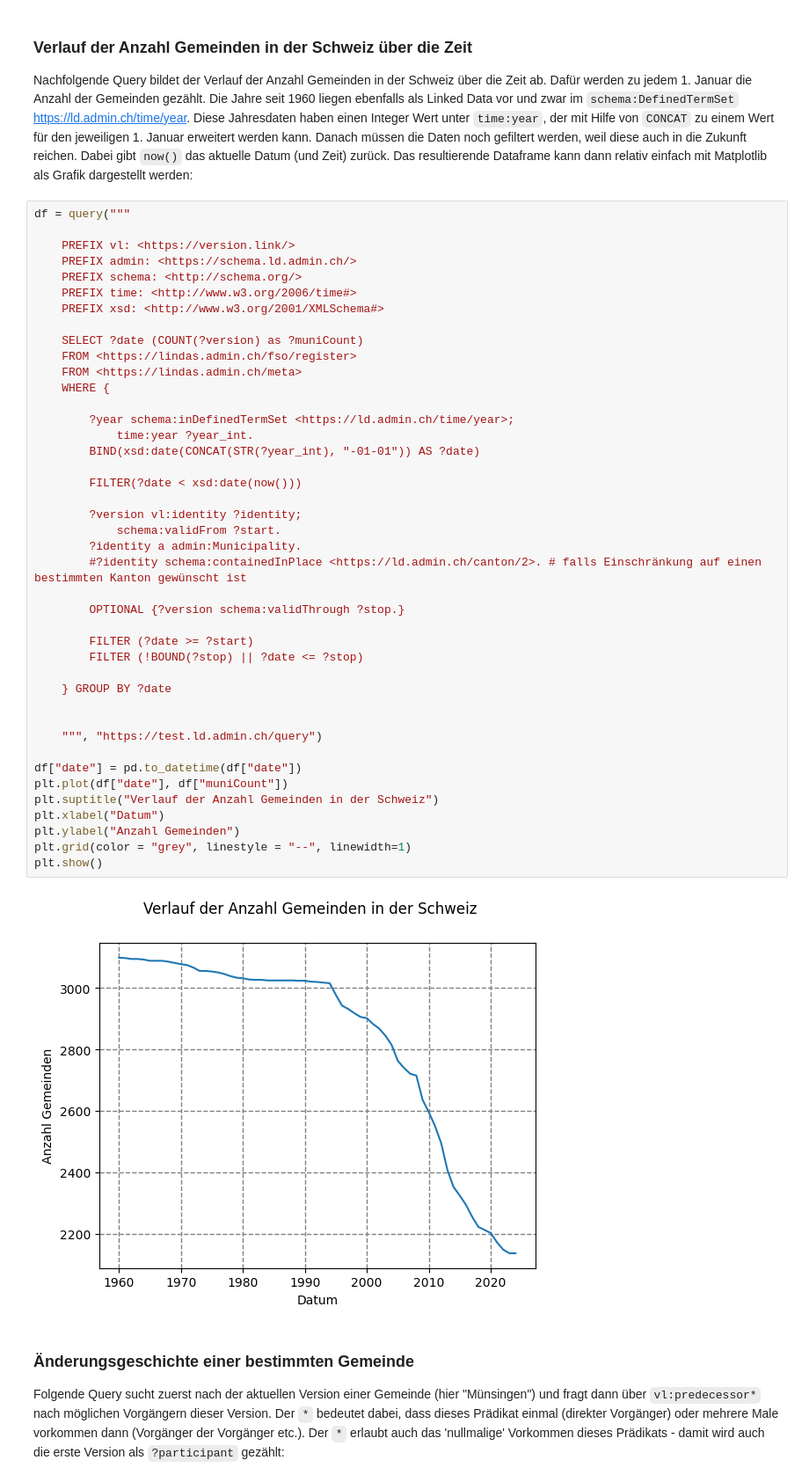
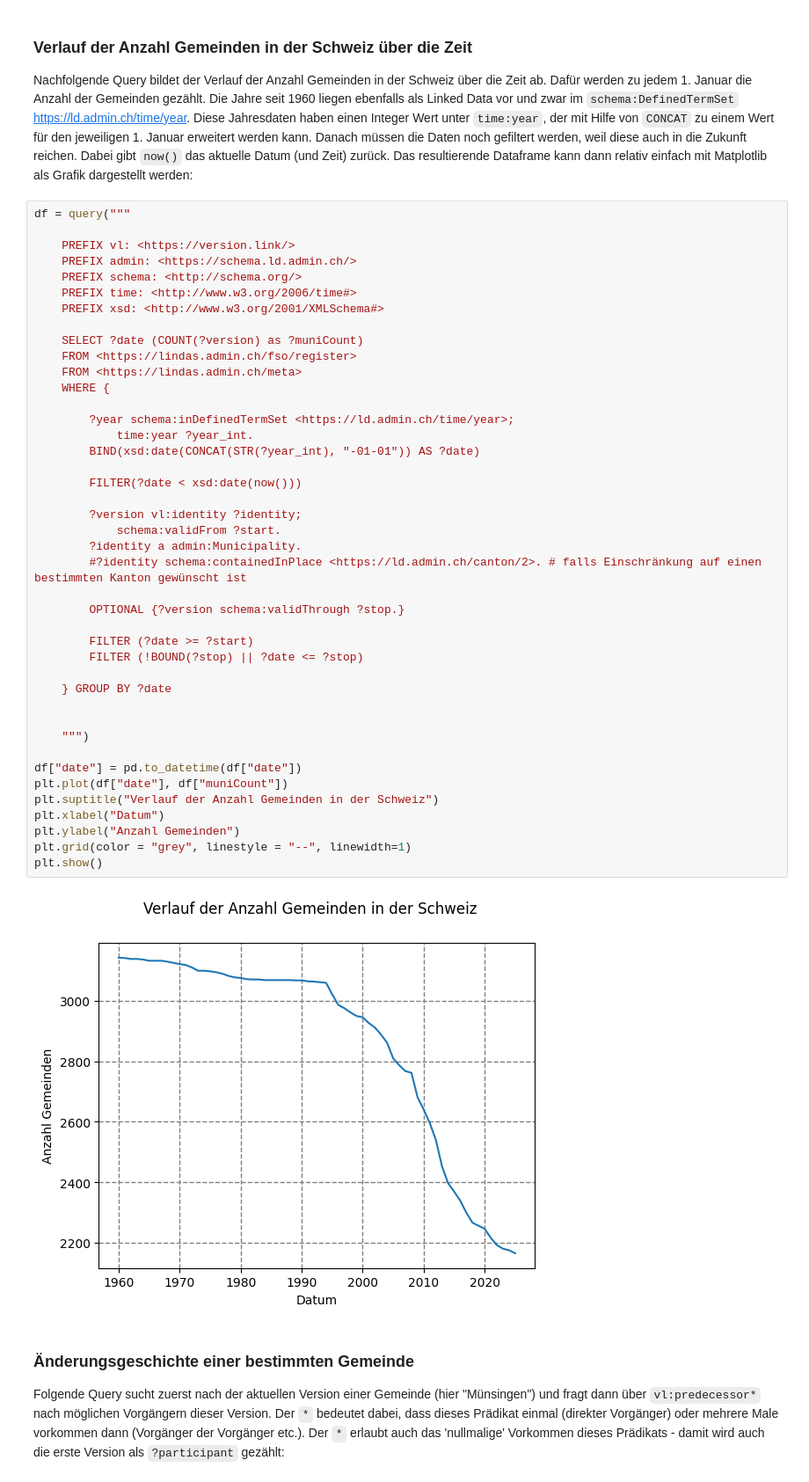
Before and after one commit to SwissFederalArchives/LD-Tutorials, a Jupyter notebook: content/version_link.ipynb, the cells around one changed output. Shown at 88% size. Cells and saved outputs as stored; diff of their text form.

```diff
--- a/content/version_link.ipynb
+++ b/content/version_link.ipynb
@@ -886,35 +886,35 @@ df = query("""
     WHERE {
 
         ?year schema:inDefinedTermSet <https://ld.admin.ch/time/year>;
             time:year ?year_int.
         BIND(xsd:date(CONCAT(STR(?year_int), "-01-01")) AS ?date)
 
         FILTER(?date < xsd:date(now()))
 
         ?version vl:identity ?identity;
             schema:validFrom ?start.
         ?identity a admin:Municipality.
         #?identity schema:containedInPlace <https://ld.admin.ch/canton/2>. # falls Einschränkung auf einen bestimmten Kanton gewünscht ist
 
         OPTIONAL {?version schema:validThrough ?stop.}
 
         FILTER (?date >= ?start)
         FILTER (!BOUND(?stop) || ?date <= ?stop)
 
     } GROUP BY ?date
 
 
-    """, "https://test.ld.admin.ch/query")
+    """)
 
 df["date"] = pd.to_datetime(df["date"])
 plt.plot(df["date"], df["muniCount"])
 plt.suptitle("Verlauf der Anzahl Gemeinden in der Schweiz")
 plt.xlabel("Datum")
 plt.ylabel("Anzahl Gemeinden")
 plt.grid(color = "grey", linestyle = "--", linewidth=1)
 plt.show()
 # %% [output]
-[figure, old version]
+[figure, new version]
 # %% [markdown]
 ### Änderungsgeschichte einer bestimmten Gemeinde
 
```
Also changed, not shown: parts of 16 cells of this notebook, 5 other files.
